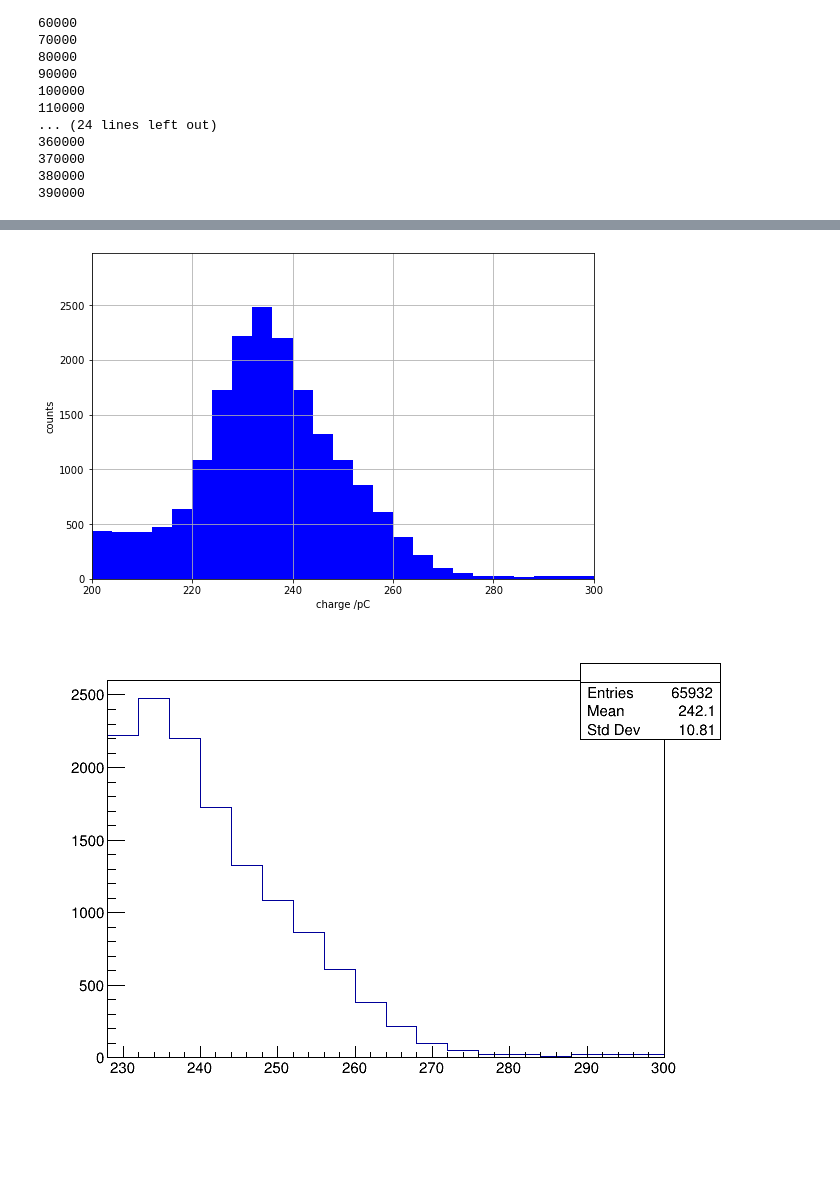
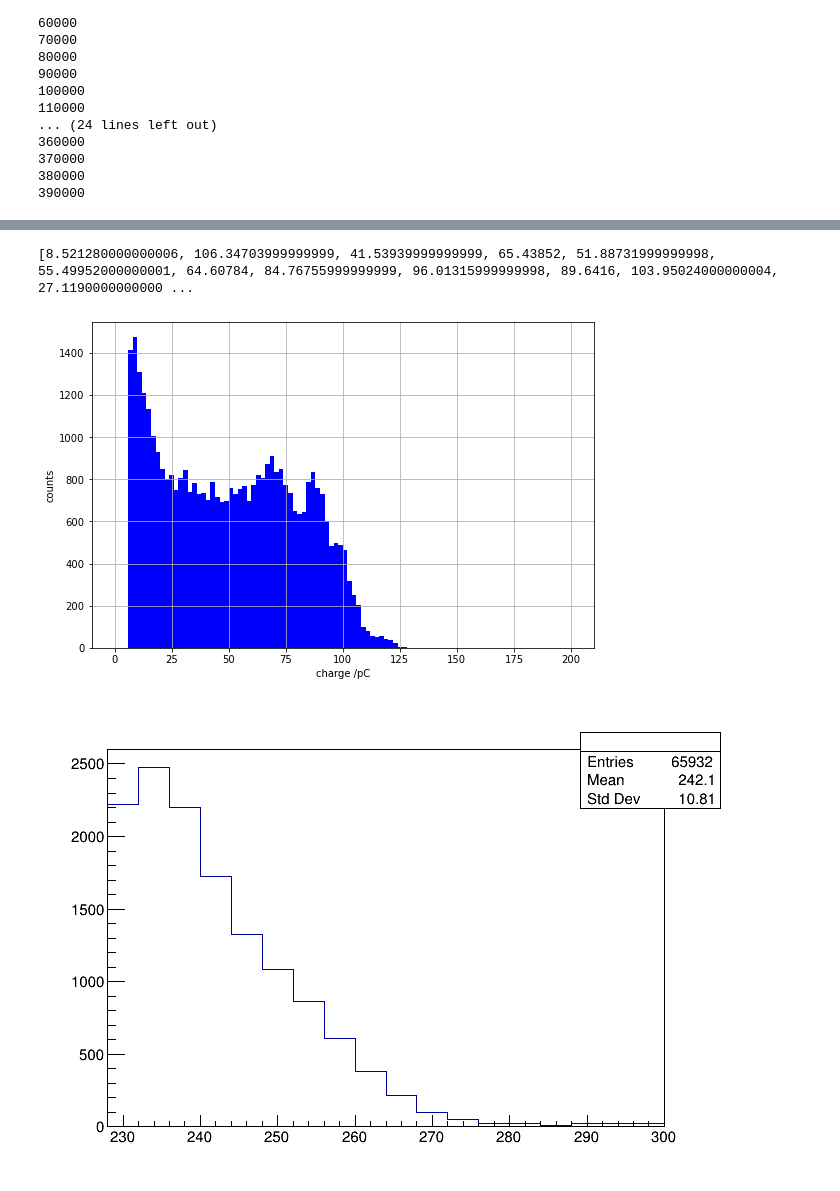
Before and after one commit to SuperNEMO-DBD/PMT-ShapeAnalysis, a Jupyter notebook: pmt_he_study/pulse_fitter.ipynb, the cells around one changed output, grey strips where cells are left out. Cells and saved outputs as stored; diff of their text form; code cells hidden in the pictures; blank space fills up the shorter version.

Commit message:
add he ap charge region

```diff
--- a/pmt_he_study/pulse_fitter.ipynb
+++ b/pmt_he_study/pulse_fitter.ipynb
@@ -314,3 +311,7 @@ for i in range(int(traces.length)):
 370000
 380000
 390000
+# %%
+root_file = ROOT.TFile("/Users/williamquinn/Desktop/200402_A1400_B1400_t1347.root", "READ")
+tree = root_file.T
+tree.Print()
@@ -317,16 +336,25 @@ for i in range(int(traces.length)):
+# %%
+charges = [[], []]
+for event in tree:
+    om = int(event.OM_ID)
+    charge = float(event.pulse_charge)
+    charges[om].append(charge)
+print(charges[0], len(charges[1]))
+# %% [output]
+[8.521280000000006, 106.34703999999999, 41.53939999999999, 65.43852, 51.88731999999998, 55.49952000000001, 64.60784, 84.76755999999999, 96.01315999999998, 89.6416, 103.95024000000004, 27.1190000000000 ...
 # %%
 fig = plt.figure(figsize=(9,6), facecolor='white')
-freq, bin_edges = np.histogram(-1*np.array(charges), 100, range=(0,400))
+freq, bin_edges = np.histogram(np.array(charges[0]), 100, range=(0,200))
 width = bin_edges[-1] - bin_edges[-2]
 bin_centres = bin_edges[:-1] + width/2
 plt.bar(bin_centres, freq, width=width, color="blue")
 plt.xlabel('charge /pC')
 plt.ylabel('counts')
 plt.grid()
-plt.xlim(200,300)
+#plt.xlim(200,300)
 plt.savefig("/Users/williamquinn/Desktop/1400V_bi207_charge_spec.pdf")
 # %% [output]
-[figure, old version]
+[figure, new version]
 # %%
 lower, higher = 230, 300
 hist = ROOT.TH1D("","", 100, 0, 400)
```
Also changed, not shown: parts of 14 cells of this notebook, 9 other files.
